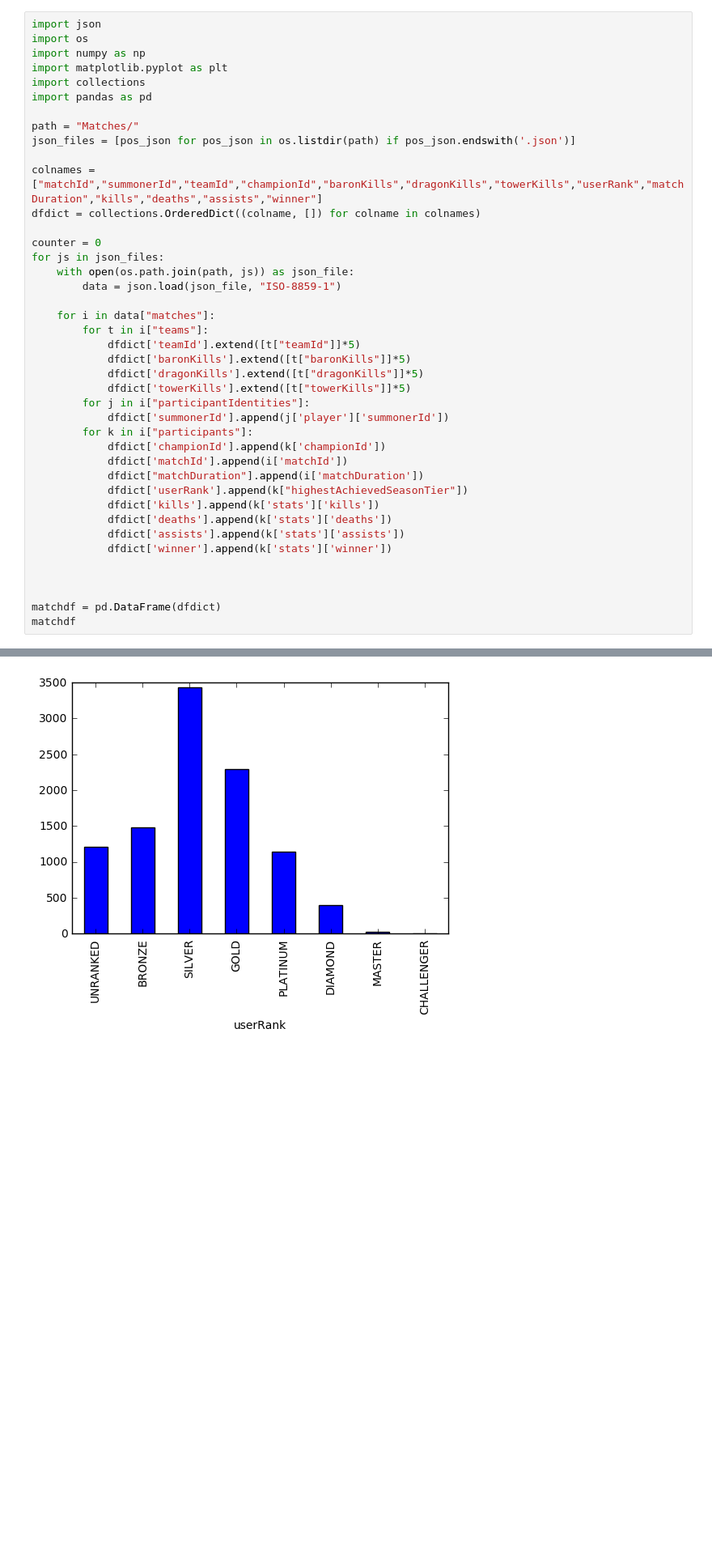
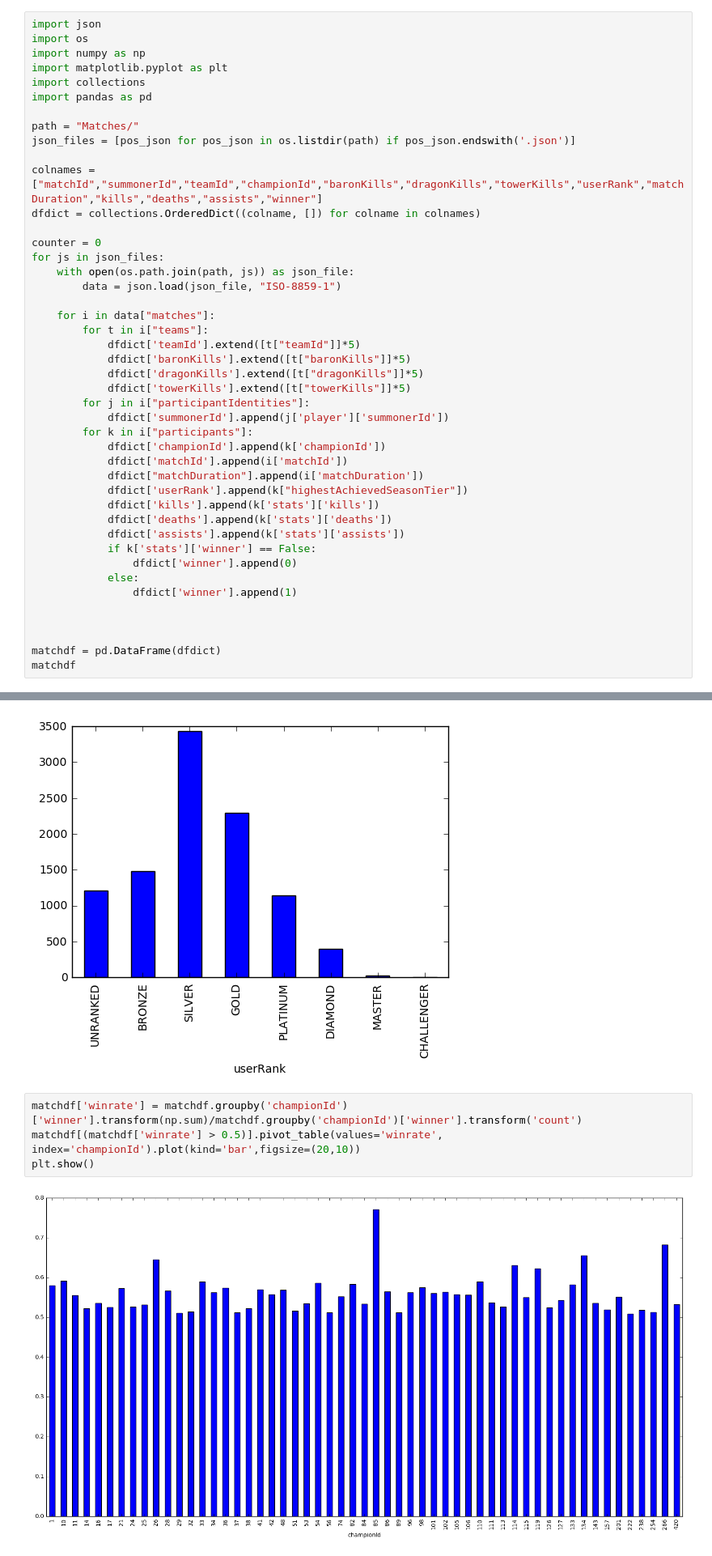
Before and after one commit to albertsoima/league_analysis, a Jupyter notebook: matches_analysis.ipynb, the cells around one changed output, grey strips where cells are left out. Shown: that part at 81% size. Saved outputs shown, nothing was run; the diff lists cells and outputs as text; blank space fills up the shorter version.

Commit message:
Added Winrate Plot

```diff
--- a/matches_analysis.ipynb
+++ b/matches_analysis.ipynb
@@ -33,7 +33,10 @@ for js in json_files:
             dfdict['kills'].append(k['stats']['kills'])
             dfdict['deaths'].append(k['stats']['deaths'])
             dfdict['assists'].append(k['stats']['assists'])
-            dfdict['winner'].append(k['stats']['winner'])
+            if k['stats']['winner'] == False:
+                dfdict['winner'].append(0)
+            else:
+                dfdict['winner'].append(1)
 
 
 
@@ -69,3 +72,9 @@ matchdf.groupby(['userRank'])['userRank'].count().plot(kind='bar')
 plt.show()
 # %% [output]
 [figure]
+# %%
+matchdf['winrate'] = matchdf.groupby('championId')['winner'].transform(np.sum)/matchdf.groupby('championId')['winner'].transform('count')
+matchdf[(matchdf['winrate'] > 0.5)].pivot_table(values='winrate', index='championId').plot(kind='bar',figsize=(20,10))
+plt.show()
+# %% [output]
+[figure, added]
```
